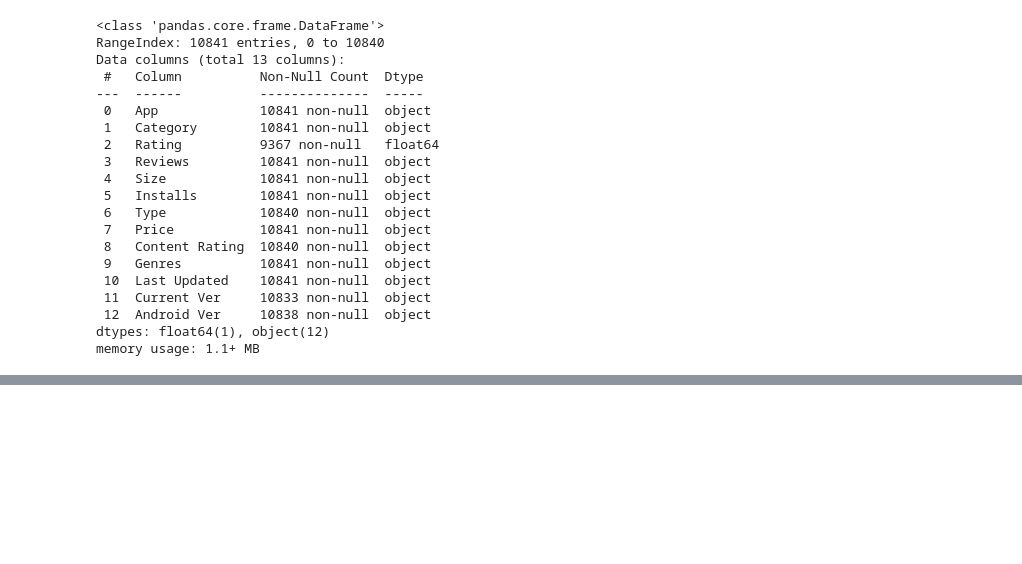
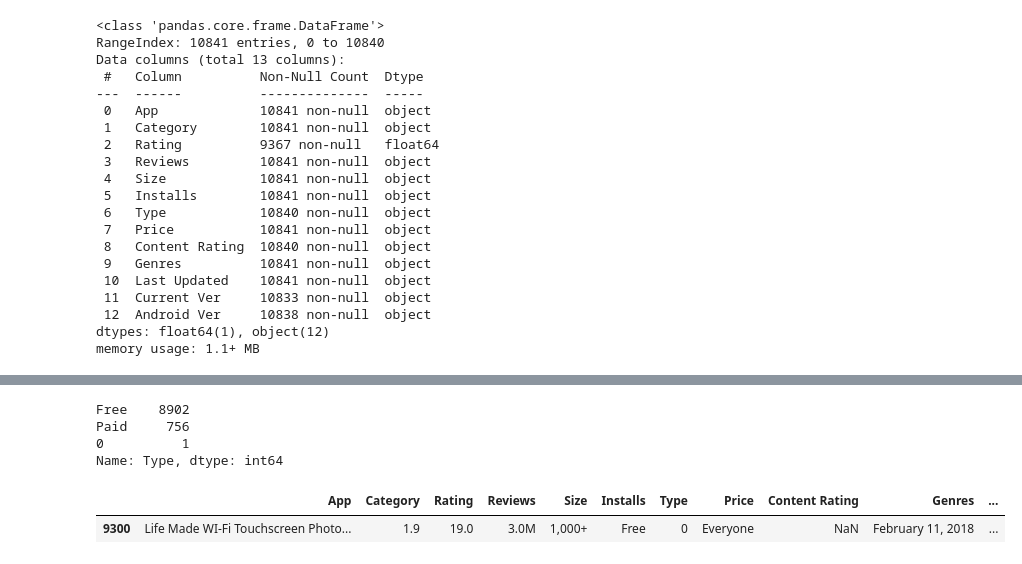
Before and after one commit to asadalam1/play_store_app_analysis, a Jupyter notebook: Play_Store_App_Review_Analysis_Capstone_Project.ipynb, the cells around one changed output, grey strips where cells are left out. Drawn from its saved outputs; the diff is of its cells as text; code cells hidden in the pictures; blank space fills up the shorter version.

```diff
--- a/Play_Store_App_Review_Analysis_Capstone_Project.ipynb
+++ b/Play_Store_App_Review_Analysis_Capstone_Project.ipynb
@@ -68,0 +84,5 @@ df.head()
+# %%
+#Removing Duplicate rows of our data frame on App column
+
+#df[df['App']=='Candy Crush Saga']
+df.drop_duplicates(subset=['App'],keep='first',inplace=True,ignore_index=True)
@@ -68,0 +127,12 @@ df.head()
+# %%
+df['Type'].value_counts()
+# %% [output]
+Free    8902
+Paid     756
+0          1
+Name: Type, dtype: int64
+# %%
+df[df['Type']=='0']
+# %% [output]
+|  | App | Category | Rating | Reviews | Size | Installs | Type | Price | Content Rating | Genres | ... |
+| 9300 | Life Made WI-Fi Touchscreen Photo... | 1.9 | 19.0 | 3.0M | 1,000+ | Free | 0 | Everyone | NaN | February 11, 2018 | ... |
```
Also changed, not shown: parts of 8 cells of this notebook.
